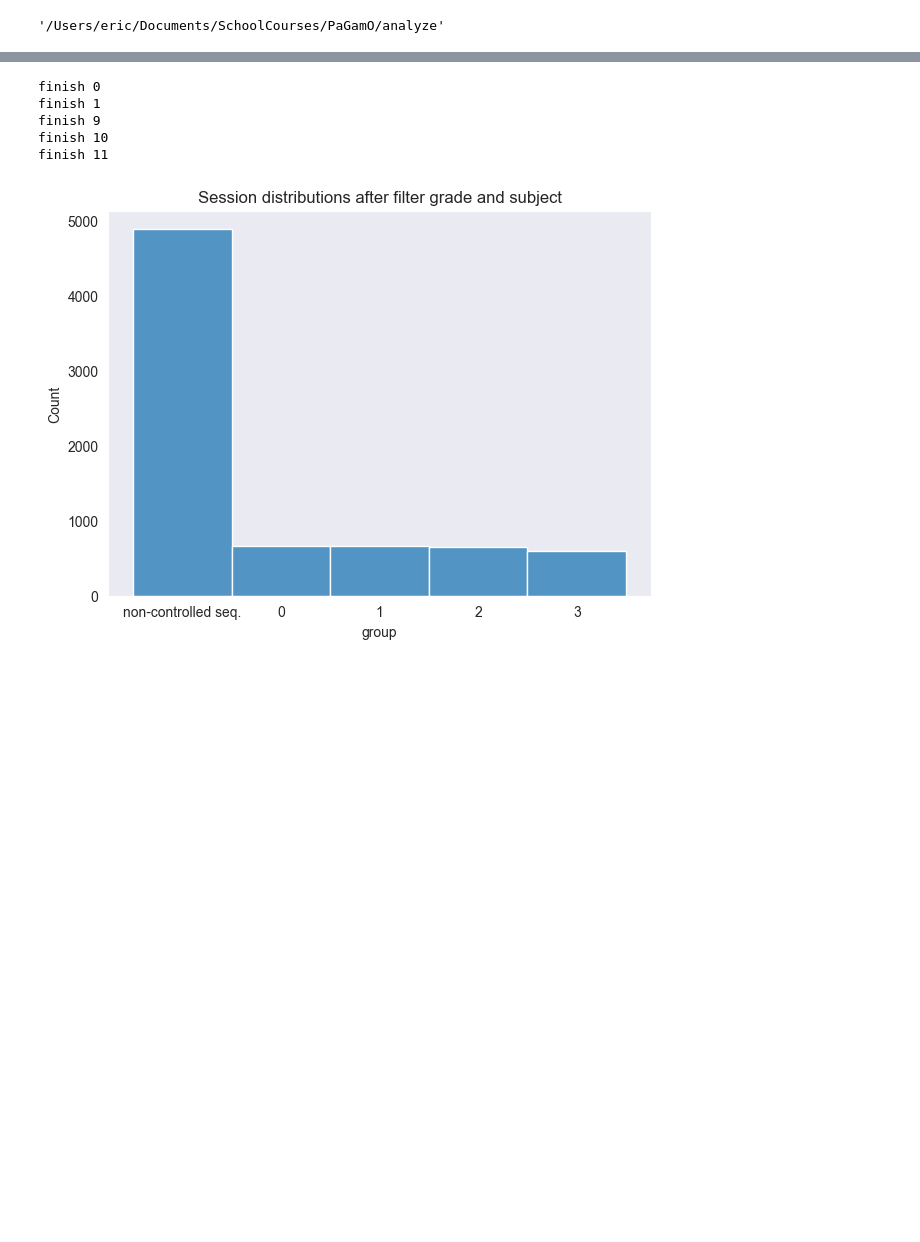
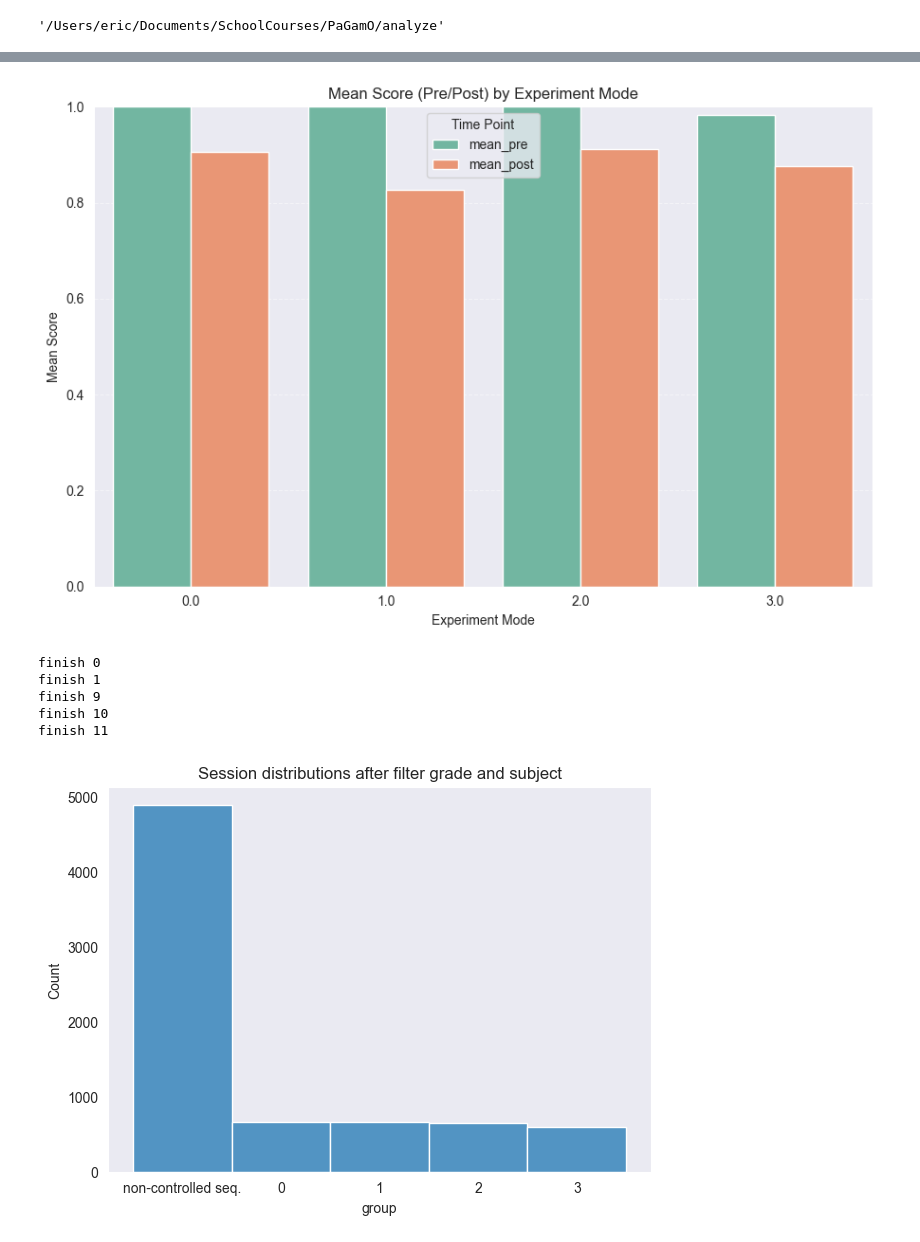
Before and after one commit to marsneko/PaGamO, a Jupyter notebook: analyze/analyze.ipynb, the cells around one changed output, grey strips where cells are left out. Saved outputs shown, nothing was run; the diff lists cells and outputs as text; code cells hidden in the pictures; blank space fills up the shorter version.

```diff
--- a/analyze/analyze.ipynb
+++ b/analyze/analyze.ipynb
@@ -84,0 +212,19 @@ memory usage: 4.1+ MB
+# %%
+for qid in range(12):
+    long_data[f'q_{qid+1}'] = long_data['question_id'].apply(lambda x: x[qid])
+    long_data[f'q_{qid+1}_corr'] = long_data['is_correct'].apply(lambda x: x[qid])
+
+for i in [-1,0,1,2,3]:
+    for qid in range(12):
+        print(long_data[long_data['experiment_mode'] == i][f'q_{qid+1}'].mode(dropna = True))
+        long_data[f'q_{qid+1}_mode'] = long_data[long_data['experiment_mode'] == i][f'q_{qid+1}'].mode(dropna = True)[0]
+
+long_data['all_mode'] = True
+
+for qid in [0,1,5,9,10,11]:
+    mask = long_data[f'q_{qid+1}'] == long_data[f'q_{qid+1}_mode']
+    long_data['all_mode'] &= mask
+
+pd.crosstab(long_data['all_mode'],long_data['experiment_mode'])
+
+long_data
@@ -85,3 +304,51 @@ memory usage: 4.1+ MB
+# %%
+import pandas as pd
+import matplotlib.pyplot as plt
+
+# 假設你已有 summary_df
+target = [1,10]
+summary_df = (
+        long_data.query('all_mode == True')
+        .groupby('experiment_mode')
+        .agg(
+            mean_pre=(f'q_{target[0]}_corr', 'mean'),
+            mean_post=(f'q_{target[1]}_corr', 'mean'),
+            std_pre=(f'q_{target[0]}_corr', 'std'),
+            std_post=(f'q_{target[1]}_corr','std')
+        )
+        .reset_index()
+    )
+
+df_plot = summary_df.melt(
+    id_vars='experiment_mode',
+    value_vars=['mean_pre', 'mean_post'],
+    var_name='time_point',
+    value_name='mean_score'
+)
+
+# 畫 grouped bar chart
+plt.figure(figsize=(9, 6))
+
+# 畫圖時以 experiment_mode 為 x 軸，time_point 為 hue（也就是 pre/post）
+import seaborn as sns
+sns.barplot(
+    data=df_plot,
+    x='experiment_mode',
+    y='mean_score',
+    hue='time_point',
+    palette='Set2'
+)
+
+plt.title("Mean Score (Pre/Post) by Experiment Mode")
+plt.xlabel("Experiment Mode")
+plt.ylabel("Mean Score")
+plt.ylim(0, 1)  # 根據你的 mean 值調整
+plt.legend(title='Time Point')
+plt.grid(True, axis='y', linestyle='--', alpha=0.5)
+plt.tight_layout()
+plt.show()
+# %% [output]
+[figure, added]
 # %%
 
 # filter datas
```
Also changed, not shown: parts of 14 cells of this notebook, 3 other files.
